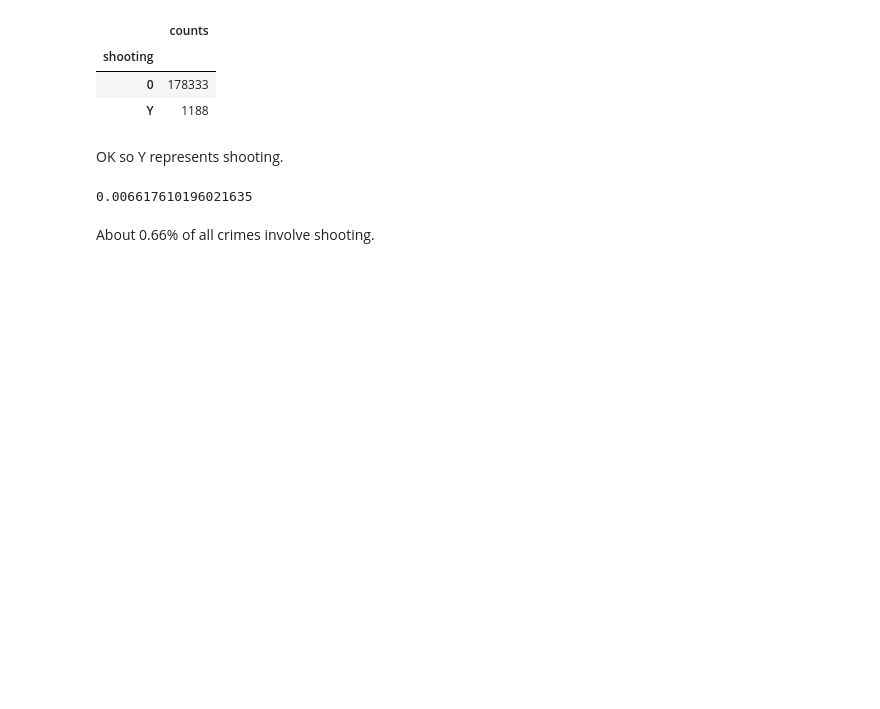
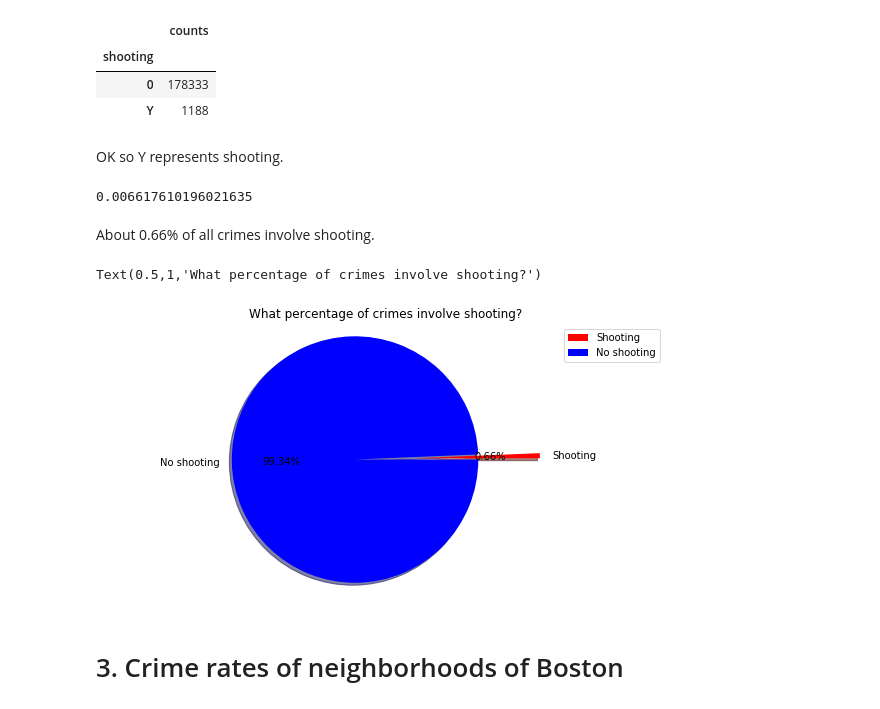
Before and after one commit to iajoiner/boston-crime, a Jupyter notebook: Boston Crime.ipynb, the cells around one changed output. Cells and saved outputs as stored; diff of their text form; code cells hidden in the pictures; blank space fills up the shorter version.

```diff
--- a/Boston Crime.ipynb
+++ b/Boston Crime.ipynb
@@ -501,3 +569,18 @@ shooting_rate
 0.006617610196021635
 # %% [markdown]
 About 0.66% of all crimes involve shooting.
+# %%
+fig7 = plt.figure(figsize = (10,5))
+labels = ['Shooting', 'No shooting']
+ax7 = plt.subplot(111)
+size = [shooting_rate, 1 - shooting_rate]
+ax7.pie(size, explode = [0.5,0], labels = labels, autopct = '%1.2f%%', shadow = True, colors = ['red','blue'])
+ax7.axis('equal')
+ax7.legend()
+ax7.set_title('What percentage of crimes involve shooting?')
+# %% [output]
+Text(0.5,1,'What percentage of crimes involve shooting?')
+[figure, added]
+# %% [markdown]
+<a id = 'crime_rates'></a>
+# 3. Crime rates of neighborhoods of Boston
```
Also changed, not shown: parts of 4 cells of this notebook.
